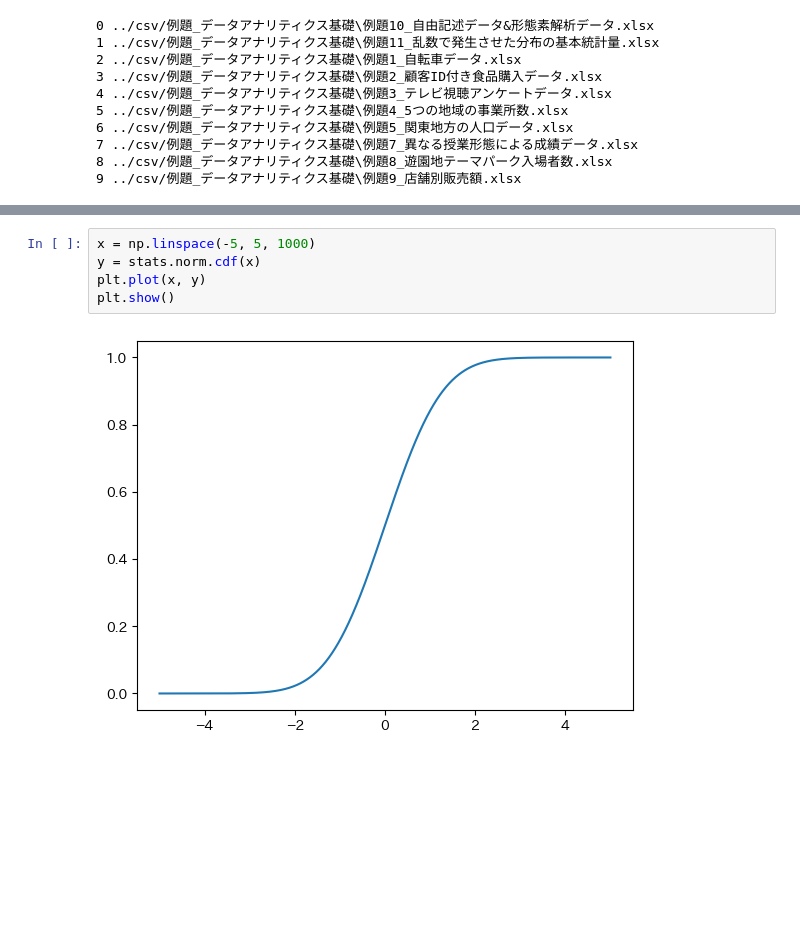
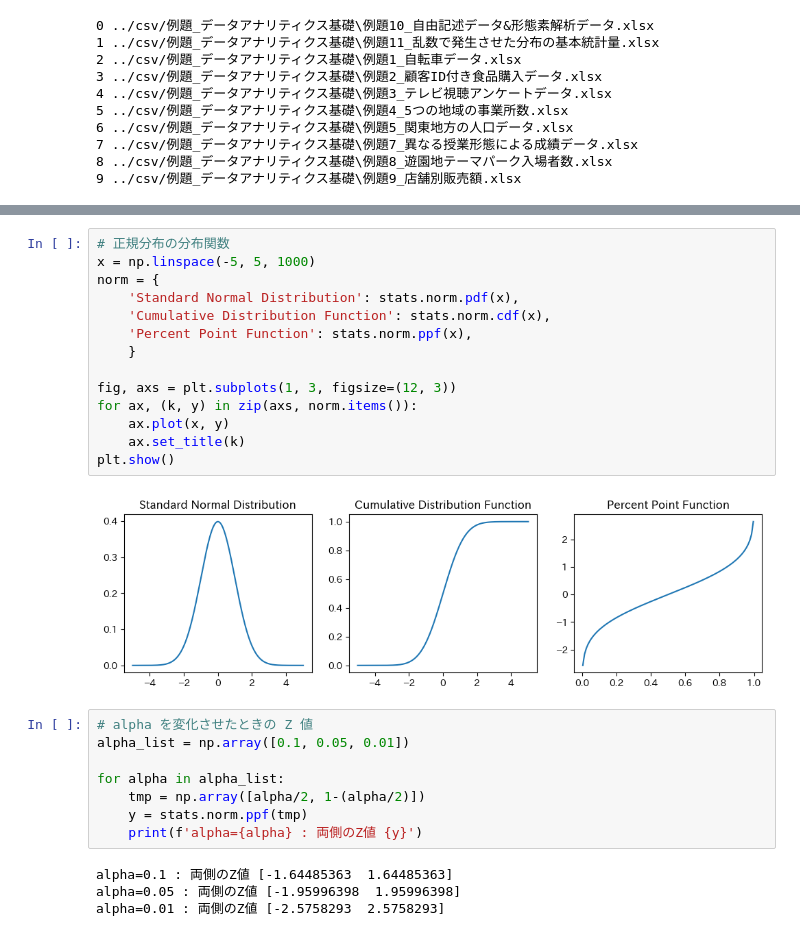
Before and after one commit to akmiccom/dataAnalyticsBasic, a Jupyter notebook: notebooks/c10.ipynb, the cells around one changed output, grey strips where cells are left out. Cells and saved outputs as stored; diff of their text form; blank space fills up the shorter version.

```diff
--- a/notebooks/c10.ipynb
+++ b/notebooks/c10.ipynb
@@ -74,7 +67,28 @@ plt.show()
-# %%
-x = np.linspace(-5, 5, 1000)
-y = stats.norm.cdf(x)
-plt.plot(x, y)
-plt.show()
-# %% [output]
-[figure, removed]
+# %%
+# 正規分布の分布関数
+x = np.linspace(-5, 5, 1000)
+norm = {
+    'Standard Normal Distribution': stats.norm.pdf(x),
+    'Cumulative Distribution Function': stats.norm.cdf(x),
+    'Percent Point Function': stats.norm.ppf(x),
+    }
+
+fig, axs = plt.subplots(1, 3, figsize=(12, 3))
+for ax, (k, y) in zip(axs, norm.items()):
+    ax.plot(x, y)
+    ax.set_title(k)
+plt.show()
+# %% [output]
+[figure, added]
+# %%
+# alpha を変化させたときの Z 値
+alpha_list = np.array([0.1, 0.05, 0.01])
+
+for alpha in alpha_list:
+    tmp = np.array([alpha/2, 1-(alpha/2)])
+    y = stats.norm.ppf(tmp)
+    print(f'alpha={alpha} : 両側のZ値 {y}')
+# %% [output]
+alpha=0.1 : 両側のZ値 [-1.64485363  1.64485363]
+alpha=0.05 : 両側のZ値 [-1.95996398  1.95996398]
+alpha=0.01 : 両側のZ値 [-2.5758293  2.5758293]
```
Also changed, not shown: parts of 17 cells of this notebook, 2 other files.
